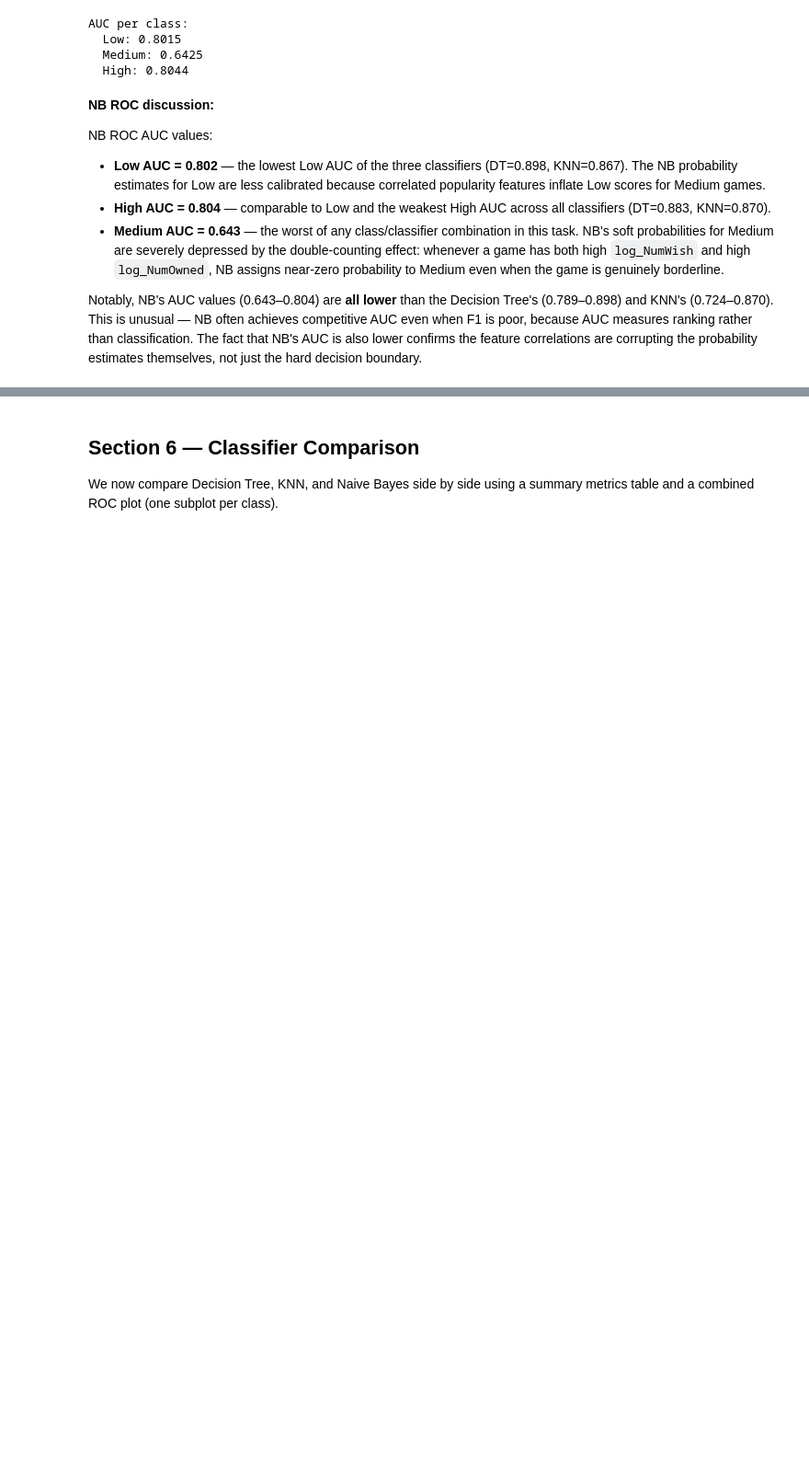
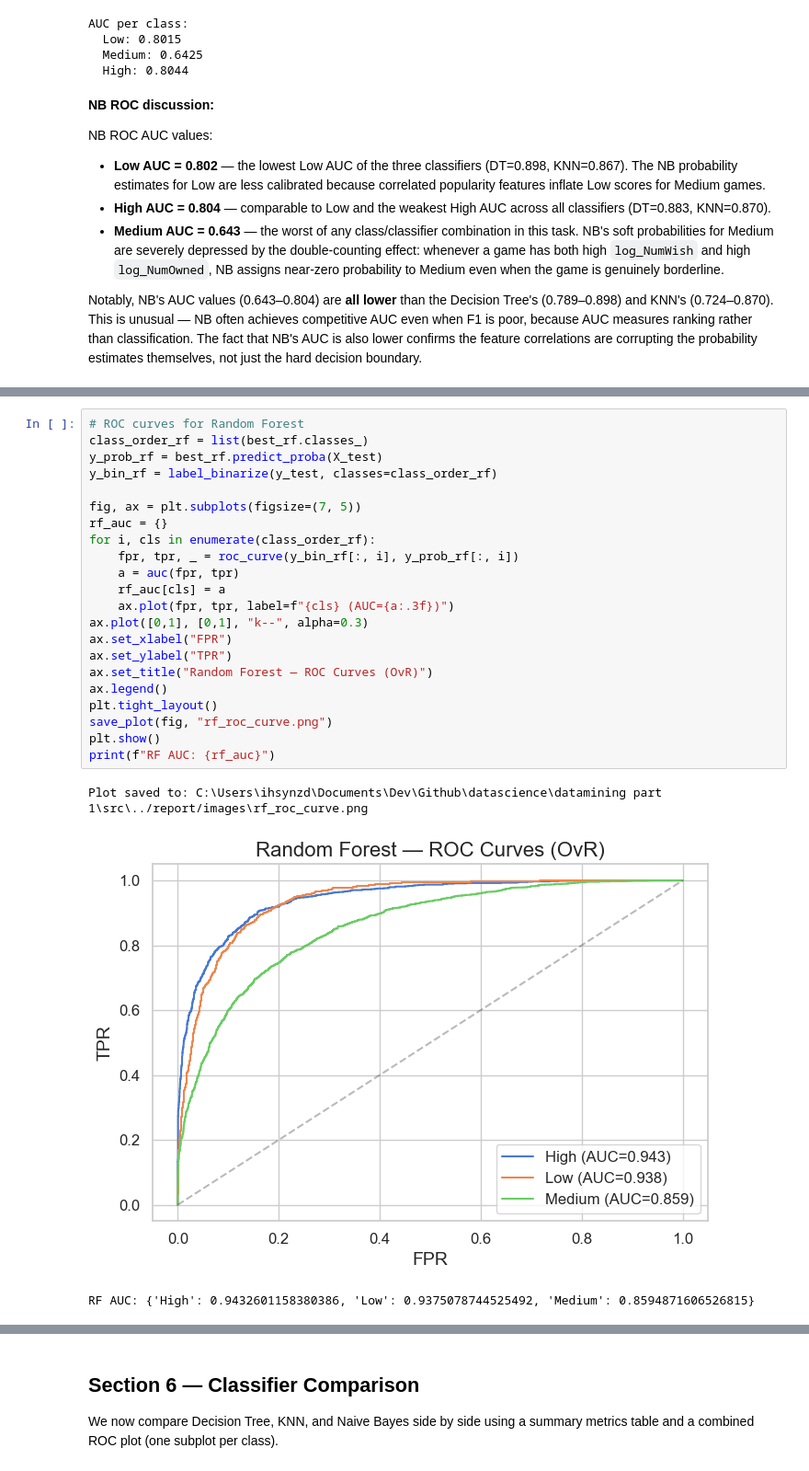
Before and after one commit to ihsynzd14/datamining_exam, a Jupyter notebook: datamining part 1/notebooks/03_classification_regression.ipynb, the cells around one changed output, grey strips where cells are left out. Shown at 92% size. Saved outputs shown, nothing was run; the diff lists cells and outputs as text; blank space fills up the shorter version.

```diff
--- a/datamining part 1/notebooks/03_classification_regression.ipynb
+++ b/datamining part 1/notebooks/03_classification_regression.ipynb
@@ -997,0 +1089,26 @@ the hard decision boundary.
+# %%
+# ROC curves for Random Forest
+class_order_rf = list(best_rf.classes_)
+y_prob_rf = best_rf.predict_proba(X_test)
+y_bin_rf = label_binarize(y_test, classes=class_order_rf)
+
+fig, ax = plt.subplots(figsize=(7, 5))
+rf_auc = {}
+for i, cls in enumerate(class_order_rf):
+    fpr, tpr, _ = roc_curve(y_bin_rf[:, i], y_prob_rf[:, i])
+    a = auc(fpr, tpr)
+    rf_auc[cls] = a
+    ax.plot(fpr, tpr, label=f"{cls} (AUC={a:.3f})")
+ax.plot([0,1], [0,1], "k--", alpha=0.3)
+ax.set_xlabel("FPR")
+ax.set_ylabel("TPR")
+ax.set_title("Random Forest — ROC Curves (OvR)")
+ax.legend()
+plt.tight_layout()
+save_plot(fig, "rf_roc_curve.png")
+plt.show()
+print(f"RF AUC: {rf_auc}")
+# %% [output]
+Plot saved to: C:\Users\ihsynzd\Documents\Dev\Github\datascience\datamining part 1\src\../report/images\rf_roc_curve.png
+[figure, added]
+RF AUC: {'High': 0.9432601158380386, 'Low': 0.9375078744525492, 'Medium': 0.8594871606526815}
```
Also changed, not shown: parts of 10 cells of this notebook, 7 other files.
